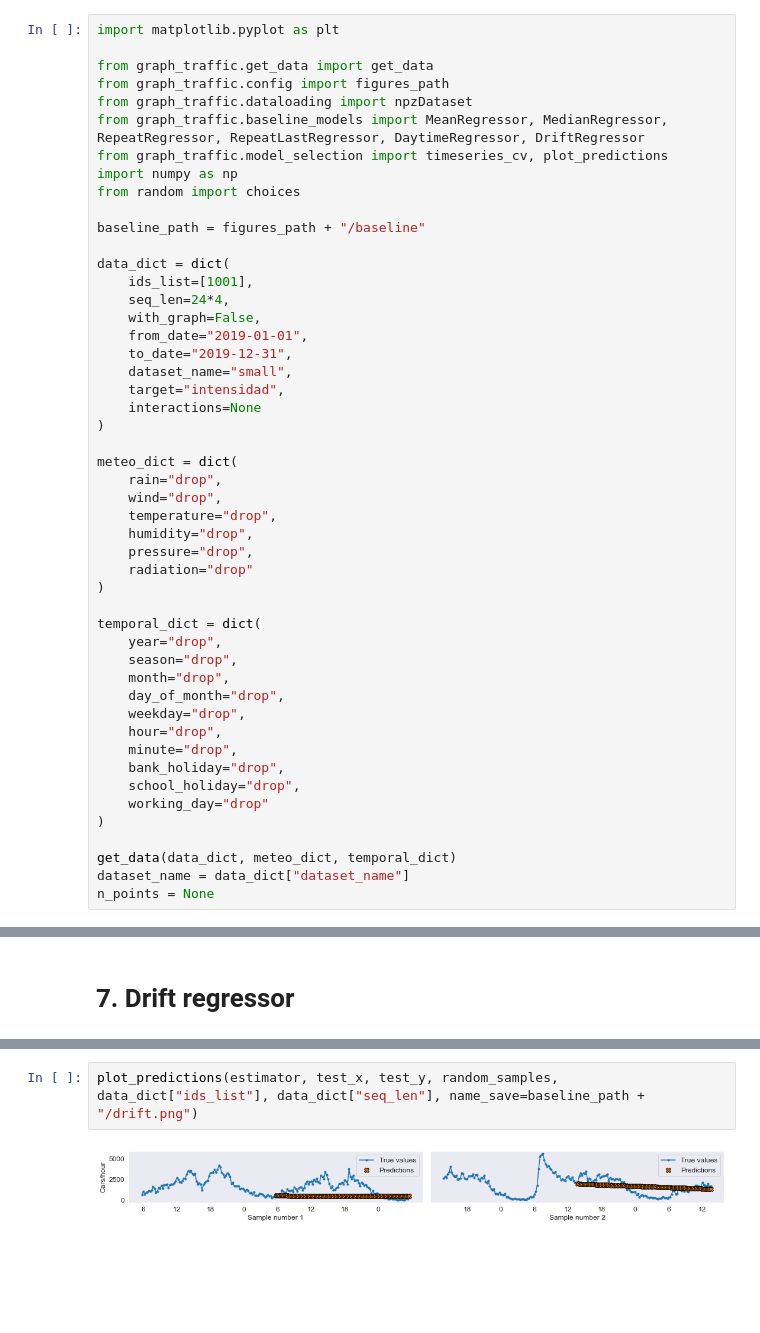
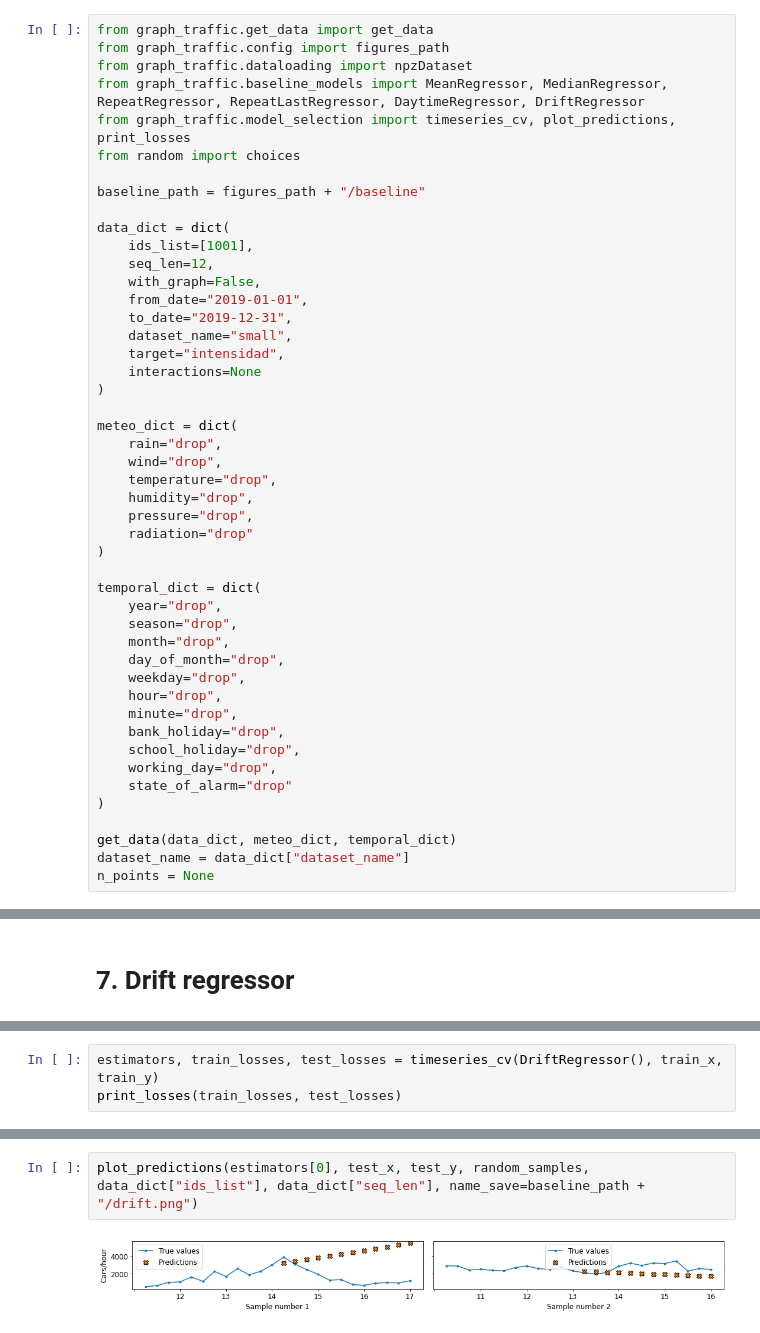
Before and after one commit to elena-sg/madrid-traffic, a Jupyter notebook: notebooks/04-baseline-models.ipynb, the cells around one changed output, grey strips where cells are left out. Saved outputs shown, nothing was run; the diff lists cells and outputs as text; blank space fills up the shorter version.

```diff
--- a/notebooks/04-baseline-models.ipynb
+++ b/notebooks/04-baseline-models.ipynb
@@ -1,21 +1,18 @@
 # %% [markdown]
 [Forecasting: Principles and Practice](https://otexts.com/fpp2/)
 # %%
-import matplotlib.pyplot as plt
-
 from graph_traffic.get_data import get_data
 from graph_traffic.config import figures_path
 from graph_traffic.dataloading import npzDataset
 from graph_traffic.baseline_models import MeanRegressor, MedianRegressor, RepeatRegressor, RepeatLastRegressor, DaytimeRegressor, DriftRegressor
-from graph_traffic.model_selection import timeseries_cv, plot_predictions
-import numpy as np
+from graph_traffic.model_selection import timeseries_cv, plot_predictions, print_losses
 from random import choices
 
 baseline_path = figures_path + "/baseline"
 
 data_dict = dict(
     ids_list=[1001],
-    seq_len=24*4,
+    seq_len=12,
     with_graph=False,
     from_date="2019-01-01",
     to_date="2019-12-31",
@@ -43,7 +40,8 @@ temporal_dict = dict(
     minute="drop",
     bank_holiday="drop",
     school_holiday="drop",
-    working_day="drop"
+    working_day="drop",
+    state_of_alarm="drop"
 )
 
 get_data(data_dict, meteo_dict, temporal_dict)
@@ -192,0 +178,3 @@ Test MAE: 1361.05, std: 151.21
+# %%
+estimators, train_losses, test_losses = timeseries_cv(DriftRegressor(), train_x, train_y)
+print_losses(train_losses, test_losses)
@@ -193,4 +186,4 @@ Test MAE: 1361.05, std: 151.21
 # %%
-plot_predictions(estimator, test_x, test_y, random_samples, data_dict["ids_list"], data_dict["seq_len"], name_save=baseline_path + "/drift.png")
+plot_predictions(estimators[0], test_x, test_y, random_samples, data_dict["ids_list"], data_dict["seq_len"], name_save=baseline_path + "/drift.png")
 # %% [output]
-[figure, old version]
+[figure, new version]
```
Also changed, not shown: parts of 26 cells of this notebook, 13 other files.
